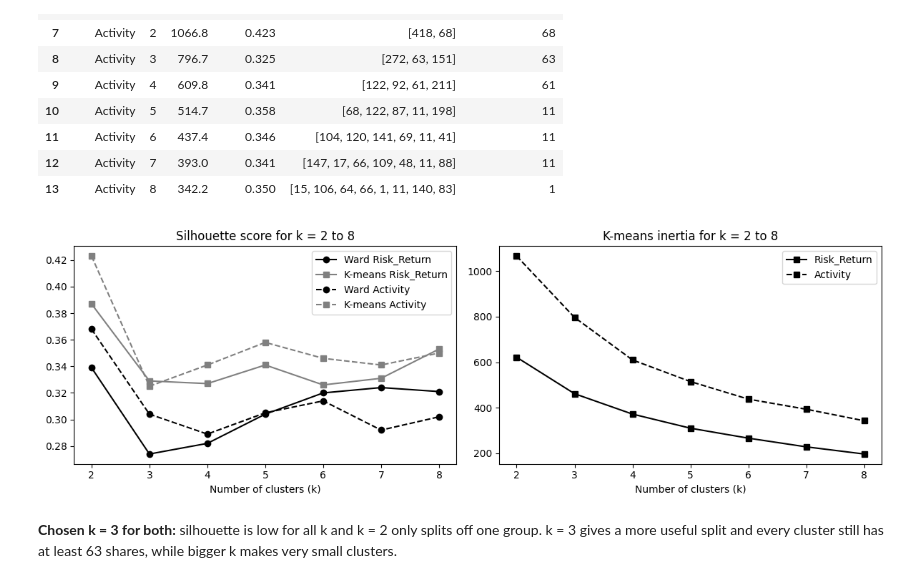
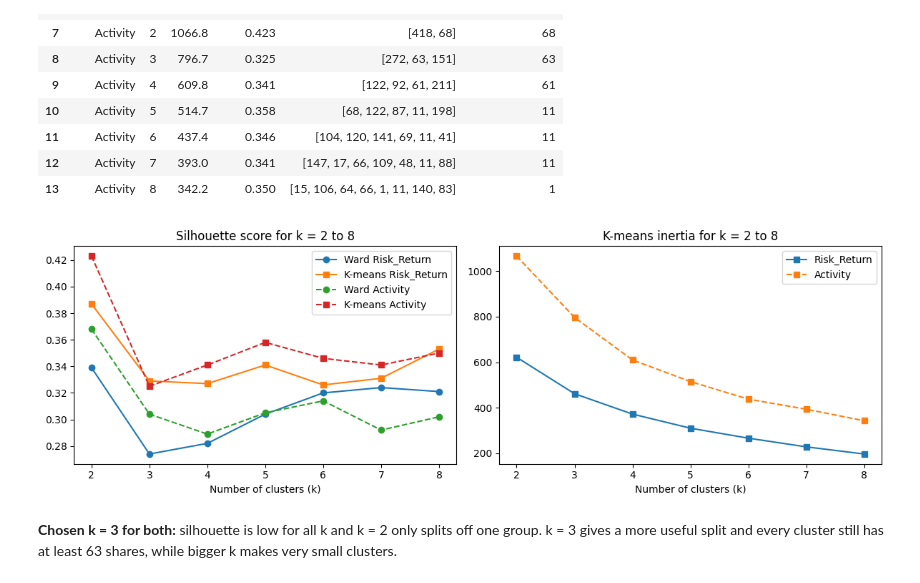
Before and after one commit to suhailnoor1821/CRM_CW1_Stock_Segmentation, a Jupyter notebook: CRM_CW1.ipynb, the cells around one changed output. Cells and saved outputs as stored; diff of their text form; code cells hidden in the pictures.

Commit message:
Use colours in k selection chart

```diff
--- a/CRM_CW1.ipynb
+++ b/CRM_CW1.ipynb
@@ -861,24 +861,24 @@ kmeans_k
 # %%
 # Chart of silhouette (Ward and K-means) and K-means inertia for k = 2 to 8
 # Used to help choose the number of clusters
 fig, axes = plt.subplots(1, 2, figsize=(12, 4))
 for name, style in [('Risk_Return', '-'), ('Activity', '--')]:
     w = ward_k[ward_k['Matrix'] == name]
     km = kmeans_k[kmeans_k['Matrix'] == name]
-    axes[0].plot(w['k'], w['Silhouette'], 'o' + style, color='black', label=f'Ward {name}')
-    axes[0].plot(km['k'], km['Silhouette'], 's' + style, color='grey', label=f'K-means {name}')
-    axes[1].plot(km['k'], km['Inertia'], 's' + style, color='black', label=name)
+    axes[0].plot(w['k'], w['Silhouette'], 'o' + style, label=f'Ward {name}')
+    axes[0].plot(km['k'], km['Silhouette'], 's' + style, label=f'K-means {name}')
+    axes[1].plot(km['k'], km['Inertia'], 's' + style, label=name)
 axes[0].set_title('Silhouette score for k = 2 to 8')
 axes[0].set_xlabel('Number of clusters (k)')
 axes[0].legend()
 axes[1].set_title('K-means inertia for k = 2 to 8')
 axes[1].set_xlabel('Number of clusters (k)')
 axes[1].legend()
 plt.tight_layout()
 plt.savefig(f'{output_dir}/k_selection.png', dpi=150)
 plt.show()
 # %% [output]
-[figure, old version]
+[figure, new version]
 # %% [markdown]
 **Chosen k = 3 for both:** silhouette is low for all k and k = 2 only splits off one group. k = 3 gives a more useful split and every cluster still has at least 63 shares, while bigger k makes very small clusters.
 # %% [markdown]
```
